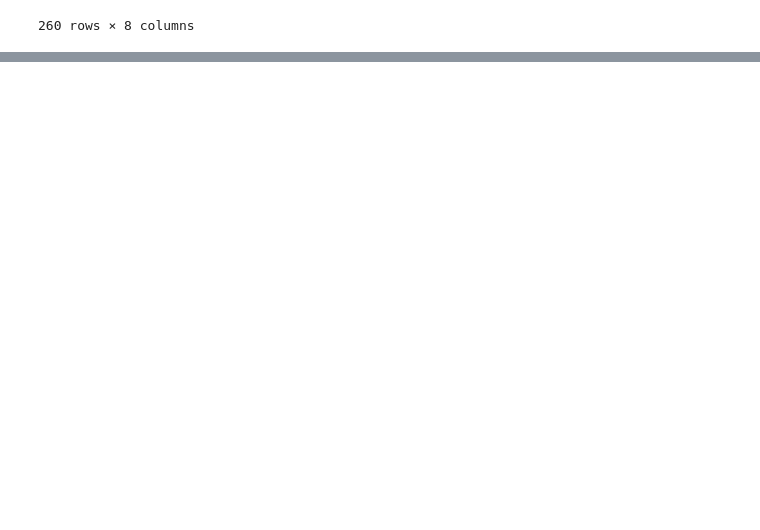
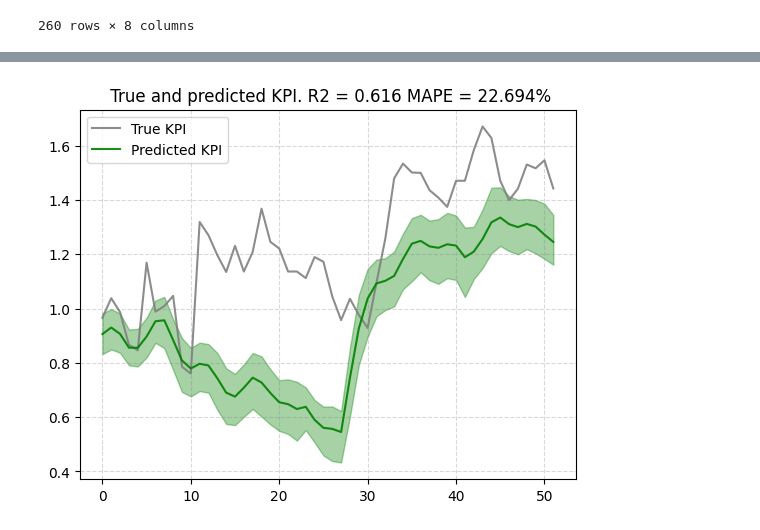
Before and after one commit to Marketing-Mix-Modeling-WSC/lightweight_mmm, a Jupyter notebook: notebooks/2_lightweight_mmm.ipynb, the cells around one changed output, grey strips where cells are left out. Cells and saved outputs as stored; diff of their text form; code cells hidden in the pictures; blank space fills up the shorter version.

```diff
--- a/notebooks/2_lightweight_mmm.ipynb
+++ b/notebooks/2_lightweight_mmm.ipynb
@@ -170,0 +176,10 @@ LightweightMMM_instance = LightweightMMM(df, 'sales', 'spend',
+# %%
+# Predictions on test set
+prediction = LightweightMMM_instance.mmm_model.predict(
+    media=LightweightMMM_instance.data_scalers['media_data_test_scaled'],
+    seed=127
+)
+plot.plot_out_of_sample_model_fit(out_of_sample_predictions=prediction,
+                                  out_of_sample_target=LightweightMMM_instance.data_scalers['kpi_data_test_scaled'])
+# %% [output]
+[figure, added]
```
Also changed, not shown: parts of 13 cells of this notebook.
